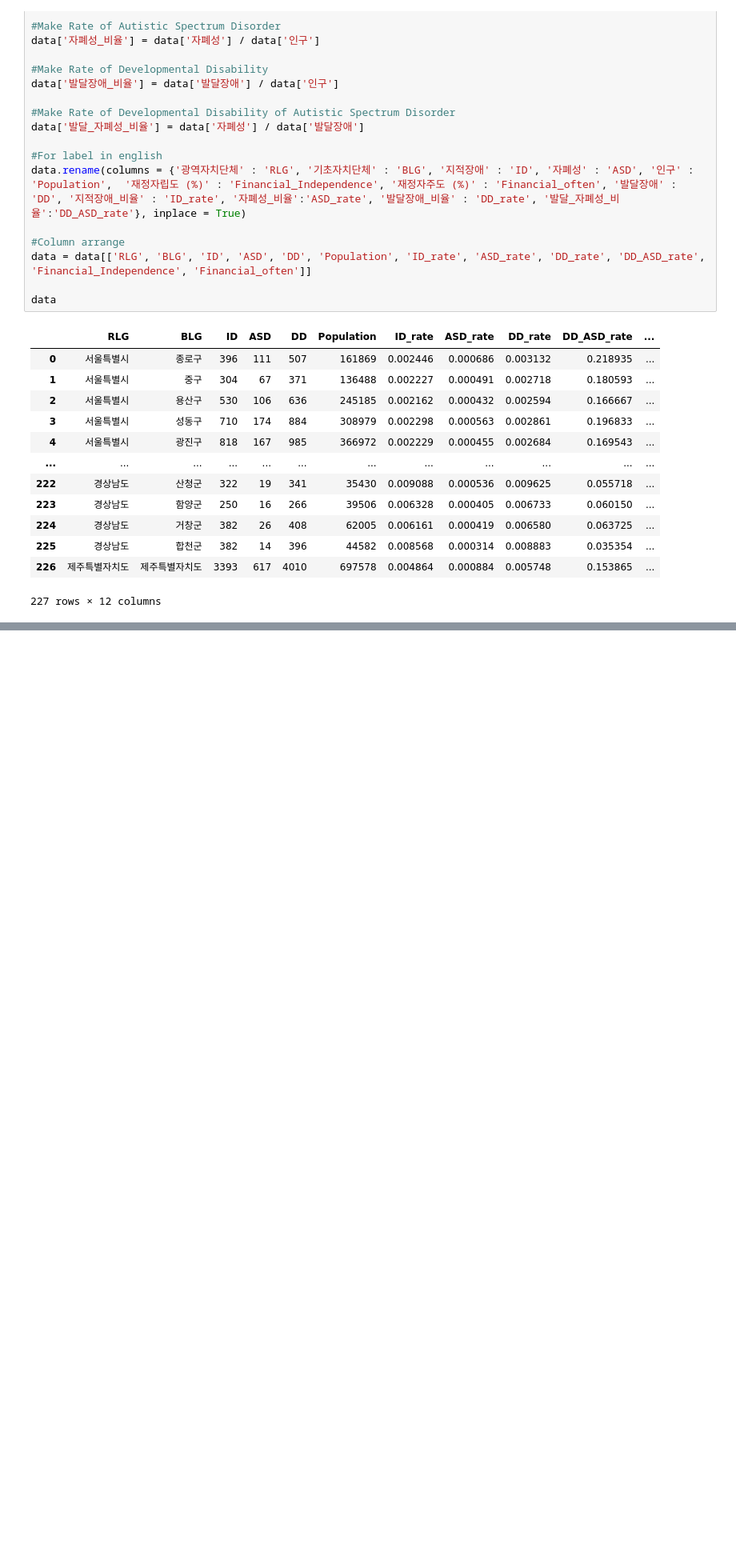
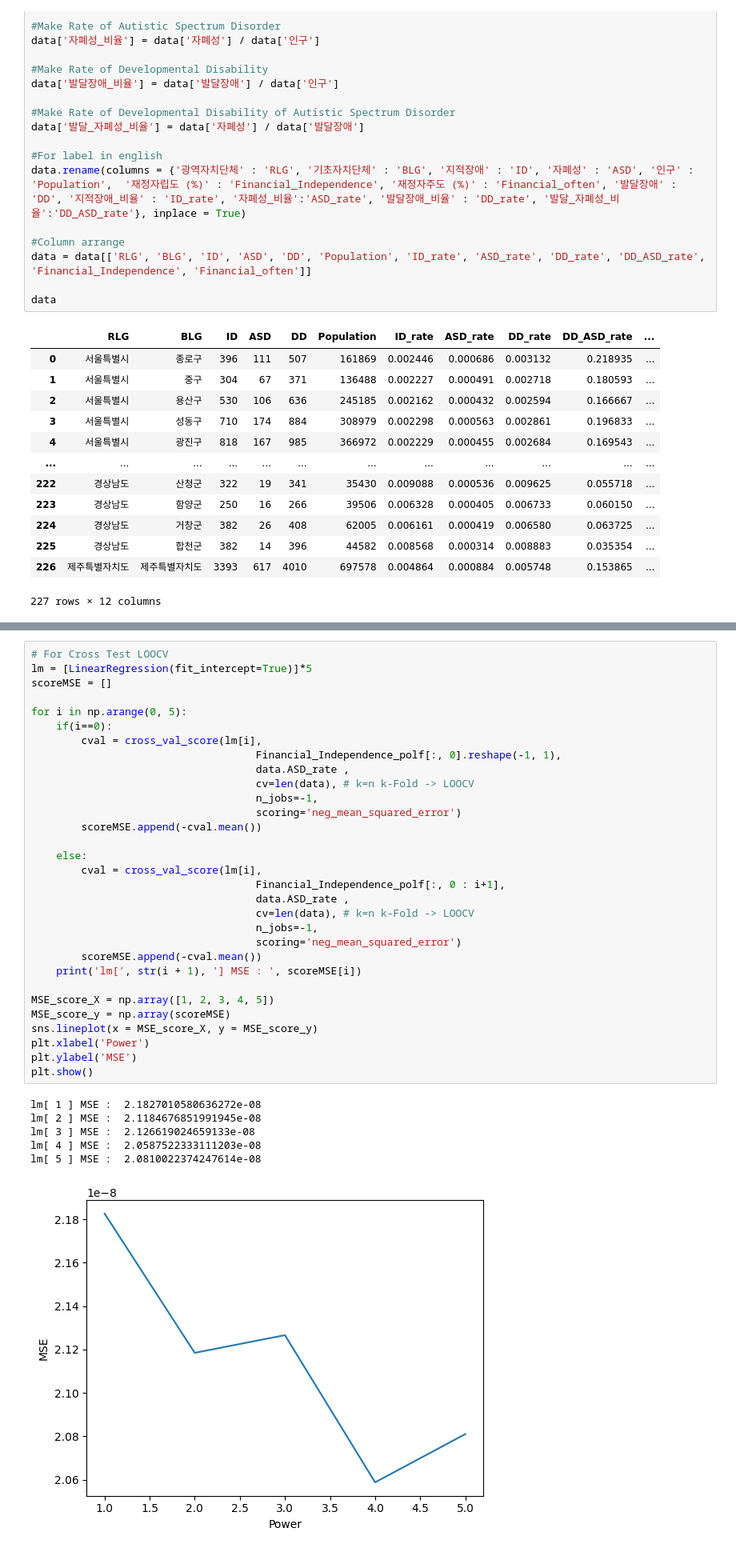
Before and after one commit to milkywaypeko/ASD_FI_Correlation, a Jupyter notebook: ASD_ID_FI_Correlation_Google.ipynb, the cells around one changed output, grey strips where cells are left out. Shown at 80% size. Cells and saved outputs as stored; diff of their text form; blank space fills up the shorter version.

```diff
--- a/ASD_ID_FI_Correlation_Google.ipynb
+++ b/ASD_ID_FI_Correlation_Google.ipynb
@@ -127,0 +270,38 @@ sns.regplot(x='Financial_Independence', y='ASD_rate', data=data)
+# %%
+# For Cross Test LOOCV
+lm = [LinearRegression(fit_intercept=True)]*5
+scoreMSE = []
+
+for i in np.arange(0, 5):
+    if(i==0):
+        cval = cross_val_score(lm[i],
+                                    Financial_Independence_polf[:, 0].reshape(-1, 1),
+                                    data.ASD_rate ,
+                                    cv=len(data), # k=n k-Fold -> LOOCV
+                                    n_jobs=-1,
+                                    scoring='neg_mean_squared_error')
+        scoreMSE.append(-cval.mean())
+
+    else:
+        cval = cross_val_score(lm[i],
+                                    Financial_Independence_polf[:, 0 : i+1],
+                                    data.ASD_rate ,
+                                    cv=len(data), # k=n k-Fold -> LOOCV
+                                    n_jobs=-1,
+                                    scoring='neg_mean_squared_error')
+        scoreMSE.append(-cval.mean())
+    print('lm[', str(i + 1), '] MSE : ', scoreMSE[i])
+
+MSE_score_X = np.array([1, 2, 3, 4, 5])
+MSE_score_y = np.array(scoreMSE)
+sns.lineplot(x = MSE_score_X, y = MSE_score_y)
+plt.xlabel('Power')
+plt.ylabel('MSE')
+plt.show()
+# %% [output]
+lm[ 1 ] MSE :  2.1827010580636272e-08
+lm[ 2 ] MSE :  2.1184676851991945e-08
+lm[ 3 ] MSE :  2.126619024659133e-08
+lm[ 4 ] MSE :  2.0587522333111203e-08
+lm[ 5 ] MSE :  2.0810022374247614e-08
+[figure, added]
```
Also changed, not shown: parts of 34 cells of this notebook.
